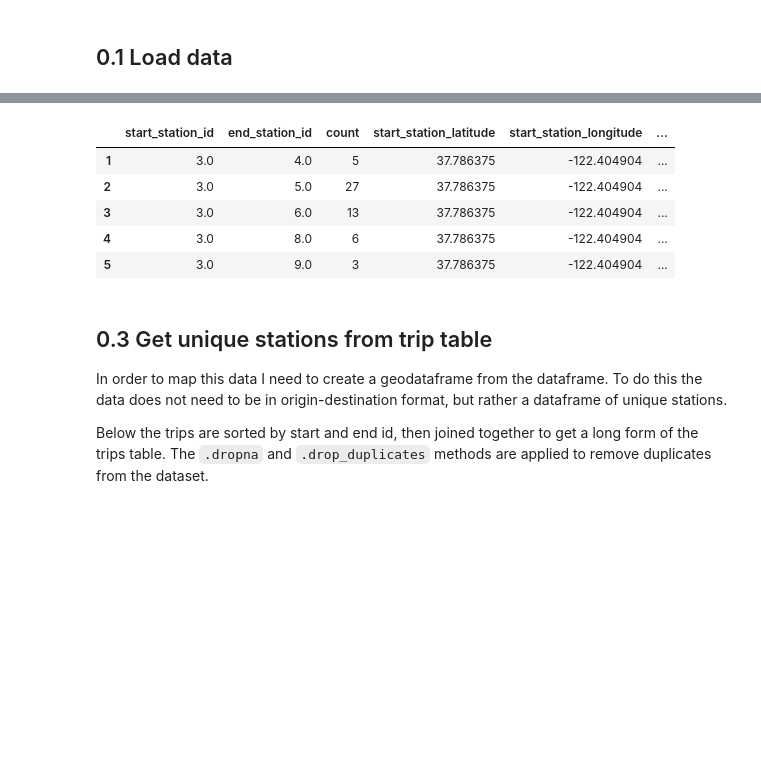
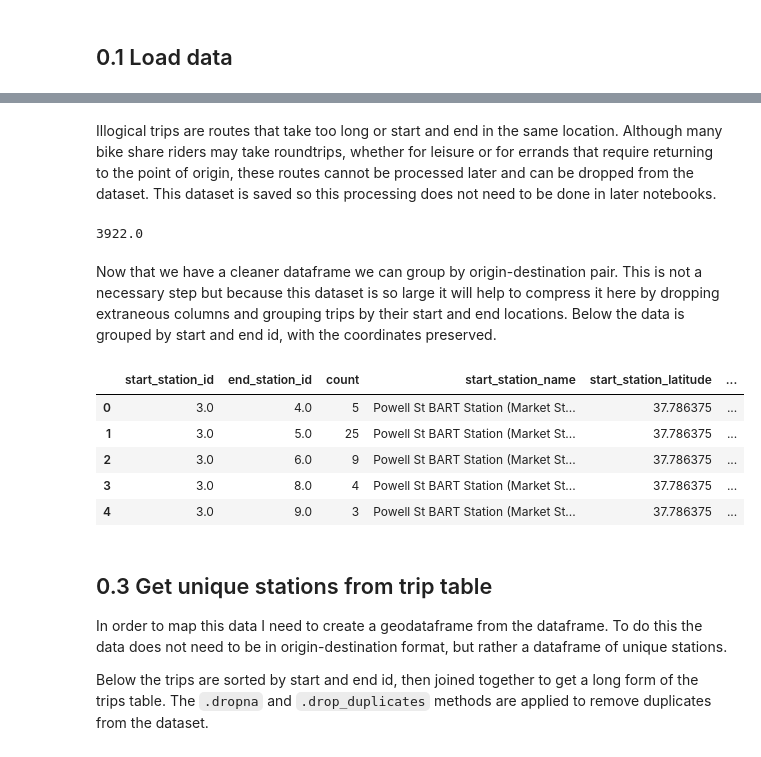
Before and after one commit to ethanebinger/CP255, a Jupyter notebook: code/0_Process_BayWheels_Trips.ipynb, the cells around one changed output, grey strips where cells are left out. Saved outputs shown, nothing was run; the diff lists cells and outputs as text; code cells hidden in the pictures; blank space fills up the shorter version.

```diff
--- a/code/0_Process_BayWheels_Trips.ipynb
+++ b/code/0_Process_BayWheels_Trips.ipynb
@@ -110,7 +65,0 @@ sns.set()
-# %%
-# truncate data to be list of trip counts by day of week (0-6) and hour of day (0-23)
-trips['start_time'] = pd.to_datetime(trips.start_time, format='%Y-%m-%d %H:%M:%S.%f')
-trips['day'] = trips['start_time'].dt.weekday
-trips['hour'] = trips['start_time'].dt.hour
-heatmap_df = trips.groupby(['day', 'hour']).start_time.count().reset_index()
-heatmap_df.rename(columns={"start_time": "count"}, inplace=True)
@@ -153,28 +99,41 @@ For this project I am only interested in counts of trips between unique origins
+# %% [markdown]
+Illogical trips are routes that take too long or start and end in the same location. Although many bike share riders may take roundtrips, whether for leisure or for errands that require returning to the point of origin, these routes cannot be processed later and can be dropped from the dataset. This dataset is saved so this processing does not need to be done in later notebooks.
+# %%
+# Get reasonable upper bound of trips
+trips.duration_sec.quantile(0.99)
+# %% [output]
+3922.0
+# %%
+# So 99% of trips are under one hour. Let's drop all trips that are longer
+# from the dataset because they are likely circuitious or erroneous.
+trips = trips.loc[trips.duration_sec <= trips.duration_sec.quantile(0.99)]
+
+# Drop all trips that start and end in the same location.
+trips = trips.loc[trips.start_station_id != trips.end_station_id]
+# %% [markdown]
+Now that we have a cleaner dataframe we can group by origin-destination pair. This is not a necessary step but because this dataset is so large it will help to compress it here by dropping extraneous columns and grouping trips by their start and end locations. Below the data is grouped by start and end id, with the coordinates preserved.
 # %%
 # Group trips by Origin-Destination pair
-trips_agg = trips.groupby(["start_station_id", "end_station_id"]).agg({'start_time':'count',
-                                                                      'start_station_latitude': 'first',
-                                                                      'start_station_longitude': 'first',
-                                                                      'end_station_latitude': 'first',
-                                                                      'end_station_longitude': 'first'})
-# Reset index and rename counts column
-trips_agg.reset_index(inplace=True)
-trips_agg.rename(columns={"start_time": "count"}, inplace=True)
-
-# Drop all trips that start and end in the same location. Although many bike share riders may
-# take roundtrips, whether for leisure or for errands that require returning to the point of
-# origin, these routes cannot be processed later and can be dropped from the dataset.
-trips_agg = trips_agg.loc[trips_agg.start_station_id != trips_agg.end_station_id]
+trips = trips.groupby(["start_station_id", "end_station_id"]).agg({'start_time':'count',
+                                                                   'start_station_name': 'first',
+                                                                   'start_station_latitude': 'first',
+                                                                   'start_station_longitude': 'first',
+                                                                   'end_station_name': 'first',
+                                                                   'end_station_latitude': 'first',
+                                                                   'end_station_longitude': 'first'})
+# Reset index and rename column with count data
+trips.reset_index(inplace=True)
+trips.rename(columns={"start_time": "count"}, inplace=True)
 
 # Display aggregated dataframe
-trips_agg.head()
+trips.head()
 # %% [output]
-|  | start_station_id | end_station_id | count | start_station_latitude | start_station_longitude | ... |
-| 1 | 3.0 | 4.0 | 5 | 37.786375 | -122.404904 | ... |
-| 2 | 3.0 | 5.0 | 27 | 37.786375 | -122.404904 | ... |
-| 3 | 3.0 | 6.0 | 13 | 37.786375 | -122.404904 | ... |
-| 4 | 3.0 | 8.0 | 6 | 37.786375 | -122.404904 | ... |
-| 5 | 3.0 | 9.0 | 3 | 37.786375 | -122.404904 | ... |
+|  | start_station_id | end_station_id | count | start_station_name | start_station_latitude | ... |
+| 0 | 3.0 | 4.0 | 5 | Powell St BART Station (Market St... | 37.786375 | ... |
+| 1 | 3.0 | 5.0 | 25 | Powell St BART Station (Market St... | 37.786375 | ... |
+| 2 | 3.0 | 6.0 | 9 | Powell St BART Station (Market St... | 37.786375 | ... |
+| 3 | 3.0 | 8.0 | 4 | Powell St BART Station (Market St... | 37.786375 | ... |
+| 4 | 3.0 | 9.0 | 3 | Powell St BART Station (Market St... | 37.786375 | ... |
 # %% [markdown]
 ## 0.3 Get unique stations from trip table
 
```
Also changed, not shown: parts of 92 cells of this notebook, 3 other files.
